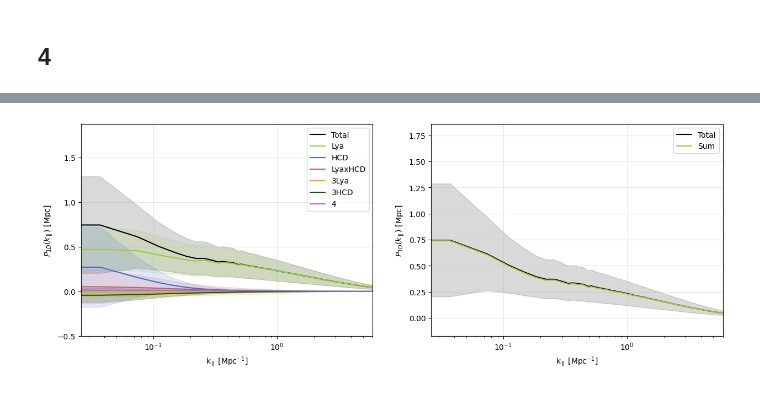
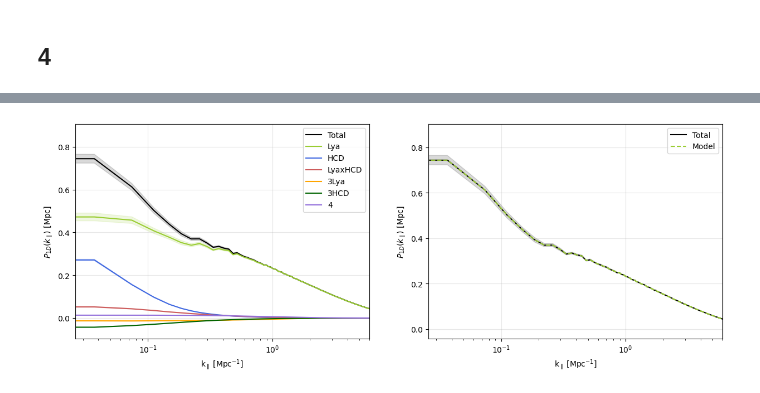
Before and after one commit to andreufont/astrid_hcd, a Jupyter notebook: SimulationFields/P1d.ipynb, the cells around one changed output, grey strips where cells are left out. Cells and saved outputs as stored; diff of their text form; code cells hidden in the pictures.

```diff
--- a/SimulationFields/P1d.ipynb
+++ b/SimulationFields/P1d.ipynb
@@ -321,3 +257,8 @@ P1d_std_4 = np.std(p1ds_4, axis=0)
+# %%
+P1d_boxes = np.mean(p1ds_4, axis=1)
+P1d_4 = np.mean(P1d_boxes, axis=0)
+P1d_std_4 = np.std(P1d_boxes, axis=0, ddof=1)/np.sqrt(Nbox)
+del p1ds_4
 # %%
 output = '/pscratch/sd/l/lflores/astrid_hcd_outputs/p1d_%.2f' %factor
 
@@ -329,7 +270,7 @@ with h5py.File(output, 'a') as f:
     else:
         grp1.create_dataset('P1D_4', data=P1d_4)
 
-    grp2 = f['P1D_std']
+    grp2 = f['P1Ds_std']
     if 'P1D_std_4' in grp2:
         grp2['P1D_std_4'][...] = P1d_std_4
     else:
@@ -348,19 +289,19 @@ with h5py.File(data, 'r') as f:
     print(f.keys())
     k_los = f['k'][:]
     print('k_los shape:', k_los.shape)
-    p1d_tot, p1d_std_tot = f['P1Ds/P1D_tot'][:], f['P1D_std/P1D_std_tot'][:]
+    p1d_tot, p1d_std_tot = f['P1Ds/P1D_tot'][:], f['P1Ds_std/P1D_std_tot'][:]
     print('P1d_tot shape:', p1d_tot.shape)
-    p1d_lya, p1d_std_lya = f['P1Ds/P1D_lya'][:], f['P1D_std/P1D_std_lya'][:]
+    p1d_lya, p1d_std_lya = f['P1Ds/P1D_lya'][:], f['P1Ds_std/P1D_std_lya'][:]
     print('P1d_lya shape:', p1d_lya.shape)
-    p1d_hcd, p1d_std_hcd = f['P1Ds/P1D_hcd'][:], f['P1D_std/P1D_std_hcd'][:]
+    p1d_hcd, p1d_std_hcd = f['P1Ds/P1D_hcd'][:], f['P1Ds_std/P1D_std_hcd'][:]
     print('P1d_hcd shape:', p1d_hcd.shape)
-    p1d_lyahcd, p1d_std_lyahcd = f['P1Ds/P1D_lyahcd'][:], f['P1D_std/P1D_std_lyahcd'][:]
+    p1d_lyahcd, p1d_std_lyahcd = f['P1Ds/P1D_lyahcd'][:], f['P1Ds_std/P1D_std_lyahcd'][:]
     print('P1d_lyahcd shape:', p1d_lyahcd.shape)
-    p1d_3lya, p1d_std_3lya = f['P1Ds/P1D_3lya'][:], f['P1D_std/P1D_std_3lya'][:]
+    p1d_3lya, p1d_std_3lya = f['P1Ds/P1D_3lya'][:], f['P1Ds_std/P1D_std_3lya'][:]
     print('P1d_3lya shape:', p1d_3lya.shape)
-    p1d_3hcd, p1d_std_3hcd = f['P1Ds/P1D_3hcd'][:], f['P1D_std/P1D_std_3hcd'][:]
+    p1d_3hcd, p1d_std_3hcd = f['P1Ds/P1D_3hcd'][:], f['P1Ds_std/P1D_std_3hcd'][:]
     print('P1d_3hcd shape:', p1d_3hcd.shape)
-    p1d_4, p1d_std_4 = f['P1Ds/P1D_4'][:], f['P1D_std/P1D_std_4'][:]
+    p1d_4, p1d_std_4 = f['P1Ds/P1D_4'][:], f['P1Ds_std/P1D_std_4'][:]
     print('P1d_4 shape:', p1d_4.shape)
 # %% [output]
 Atributes:
@@ -378,42 +350,43 @@ P1d_4 shape: (1251,)
 # %%
-p1d_sum = p1d_lya + p1d_hcd + (2*(p1d_lyahcd + p1d_3lya + p1d_3hcd))
+p1d_34 = 2*p1d_3lya + 2*p1d_3hcd + p1d_4
+p1d_model = (p1d_lya + p1d_hcd + (2*p1d_lyahcd) + p1d_34)/((1+C)**2)
 # %%
 plt.figure(figsize=(15, 5))
 
 plt.subplot(1, 2, 1)
 plt.plot(k_los, p1d_tot, color='k', label='Total')
-plt.fill_between(k_los, (p1d_tot-(p1d_std_tot/2)), (p1d_tot+(p1d_std_tot/2)), color='k', alpha=0.15)
+plt.fill_between(k_los, (p1d_tot-p1d_std_tot), (p1d_tot+p1d_std_tot), color='k', alpha=0.15)
 plt.plot(k_los, p1d_lya, color='yellowgreen', label='Lya')
-plt.fill_between(k_los, (p1d_lya-(p1d_std_lya/2)), (p1d_lya+(p1d_std_lya/2)), color='yellowgreen', alpha=0.15)
+plt.fill_between(k_los, (p1d_lya-p1d_std_lya), (p1d_lya+p1d_std_lya), color='yellowgreen', alpha=0.15)
 plt.plot(k_los, p1d_hcd, color='royalblue', label='HCD')
-plt.fill_between(k_los, (p1d_hcd-(p1d_std_hcd/2)), (p1d_hcd+(p1d_std_hcd/2)), color='royalblue', alpha=0.15)
+plt.fill_between(k_los, (p1d_hcd-p1d_std_hcd), (p1d_hcd+p1d_std_hcd), color='royalblue', alpha=0.15)
 plt.plot(k_los, p1d_lyahcd, color='indianred', label='LyaxHCD')
-plt.fill_between(k_los, (p1d_lyahcd-(p1d_std_lyahcd/2)), (p1d_lyahcd+(p1d_std_lyahcd/2)), color='indianred', alpha=0.15)
+plt.fill_between(k_los, (p1d_lyahcd-p1d_std_lyahcd), (p1d_lyahcd+p1d_std_lyahcd), color='indianred', alpha=0.15)
 plt.plot(k_los, p1d_3lya, color='orange', label='3Lya')
-plt.fill_between(k_los, (p1d_3lya-(p1d_std_3lya/2)), (p1d_3lya+(p1d_std_3lya/2)), color='orange', alpha=0.15)
+plt.fill_between(k_los, (p1d_3lya-p1d_std_3lya), (p1d_3lya+p1d_std_3lya), color='orange', alpha=0.15)
 plt.plot(k_los, p1d_3hcd, color='darkgreen', label='3HCD')
-plt.fill_between(k_los, (p1d_3hcd-(p1d_std_3hcd/2)), (p1d_3hcd+(p1d_std_3hcd/2)), color='darkgreen', alpha=0.15)
+plt.fill_between(k_los, (p1d_3hcd-p1d_std_3hcd), (p1d_3hcd+p1d_std_3hcd), color='darkgreen', alpha=0.15)
 plt.plot(k_los, p1d_4, color='mediumpurple', label='4')
-plt.fill_between(k_los, (p1d_4-(p1d_std_4/2)), (p1d_4+(p1d_std_4/2)), color='mediumpurple', alpha=0.15)
+plt.fill_between(k_los, (p1d_4-p1d_std_4), (p1d_4+p1d_std_4), color='mediumpurple', alpha=0.15)
 
 plt.xscale('log')
 plt.legend()
 plt.grid(alpha=0.3)
 plt.xlim(right=6)
 plt.xlabel(r'k$_\parallel$ [Mpc$^{-1}$]')
 plt.ylabel(r'$P_{1D}(k_\parallel)$ [Mpc]')
 
 
 plt.subplot(1, 2, 2)
 plt.plot(k_los, p1d_tot, color='k', label='Total')
-plt.fill_between(k_los, (p1d_tot-(p1d_std_tot/2)), (p1d_tot+(p1d_std_tot/2)), color='k', alpha=0.15)
-plt.plot(k_los, p1d_sum, color='yellowgreen', label='Sum')
+plt.fill_between(k_los, (p1d_tot-p1d_std_tot), (p1d_tot+p1d_std_tot), color='k', alpha=0.15)
+plt.plot(k_los, p1d_model, linestyle='--', color='yellowgreen', label='Model')
 
 plt.xscale('log')
 plt.legend()
 plt.grid(alpha=0.3)
 plt.xlim(right=6)
 plt.xlabel(r'k$_\parallel$ [Mpc$^{-1}$]')
 plt.ylabel(r'$P_{1D}(k_\parallel)$ [Mpc]');
 # %% [output]
-[figure, old version]
+[figure, new version]
```
Also changed, not shown: parts of 57 cells of this notebook, 2 other files.
